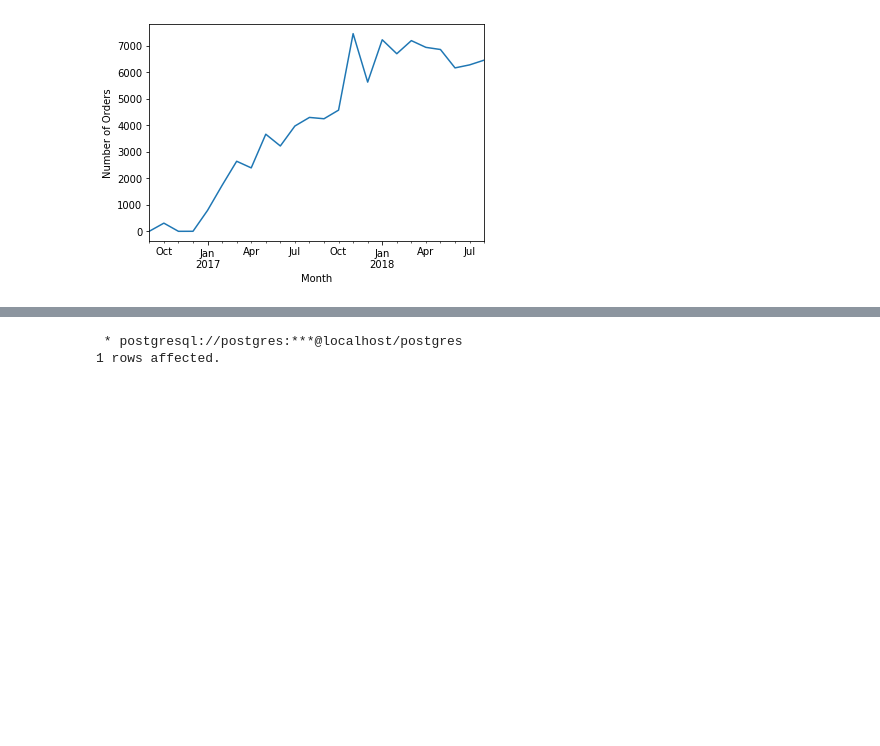
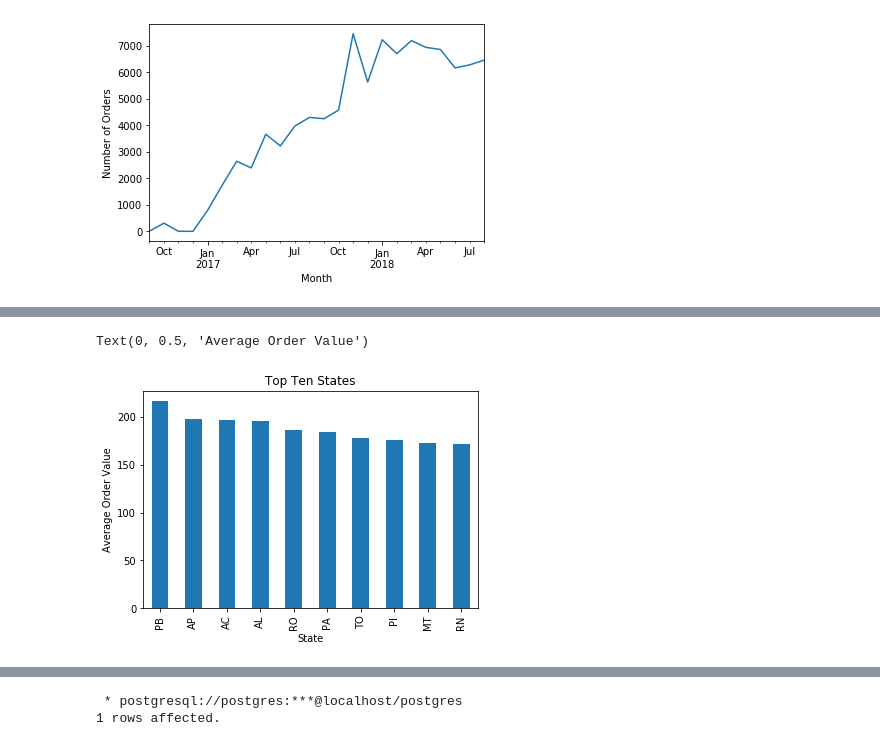
Before and after one commit to cgiannotta/eCommerceAnalysis, a Jupyter notebook: eCommerceSQL.ipynb, the cells around one changed output, grey strips where cells are left out. Saved outputs shown, nothing was run; the diff lists cells and outputs as text; code cells hidden in the pictures; blank space fills up the shorter version.

```diff
--- a/eCommerceSQL.ipynb
+++ b/eCommerceSQL.ipynb
@@ -254,0 +316,32 @@ Text(0, 0.5, 'Number of Orders')
+# %%
+customers = pd.read_sql("""
+    select
+        c.customer_id,
+        customer_zip_code_prefix,
+        customer_city,
+        customer_state,
+        order_value,
+        num_items
+    from
+        (select
+            o.customer_id,
+            order_value,
+            num_items
+        from
+            ecommerce.orders o
+        inner join
+            (select
+                order_id,
+                sum(price) as order_value,
+                count(product_id) as num_items
+            from
+                ecommerce.order_items
+            group by
+                order_id) order_values
+        on
+            o.order_id = order_values.order_id) orders
+    left join
+        ecommerce.customers c
+    on
+        orders.customer_id = c.customer_id""", engine)
+customers.head()
@@ -254,0 +355,4 @@ Text(0, 0.5, 'Number of Orders')
+# %%
+# order value and number of items by state
+customers_by_state = pd.DataFrame(customers[['customer_state', 'order_value', 'num_items']].groupby(['customer_state']).mean())
+customers_by_state.head()
@@ -254,0 +367,9 @@ Text(0, 0.5, 'Number of Orders')
+# %%
+# top ten states by average order value
+customers_by_state['order_value'].sort_values(ascending=False)[0:10].plot(kind='bar')
+plt.title("Top Ten States")
+plt.xlabel("State")
+plt.ylabel("Average Order Value")
+# %% [output]
+Text(0, 0.5, 'Average Order Value')
+[figure, added]
```
Also changed, not shown: parts of 26 cells of this notebook.
